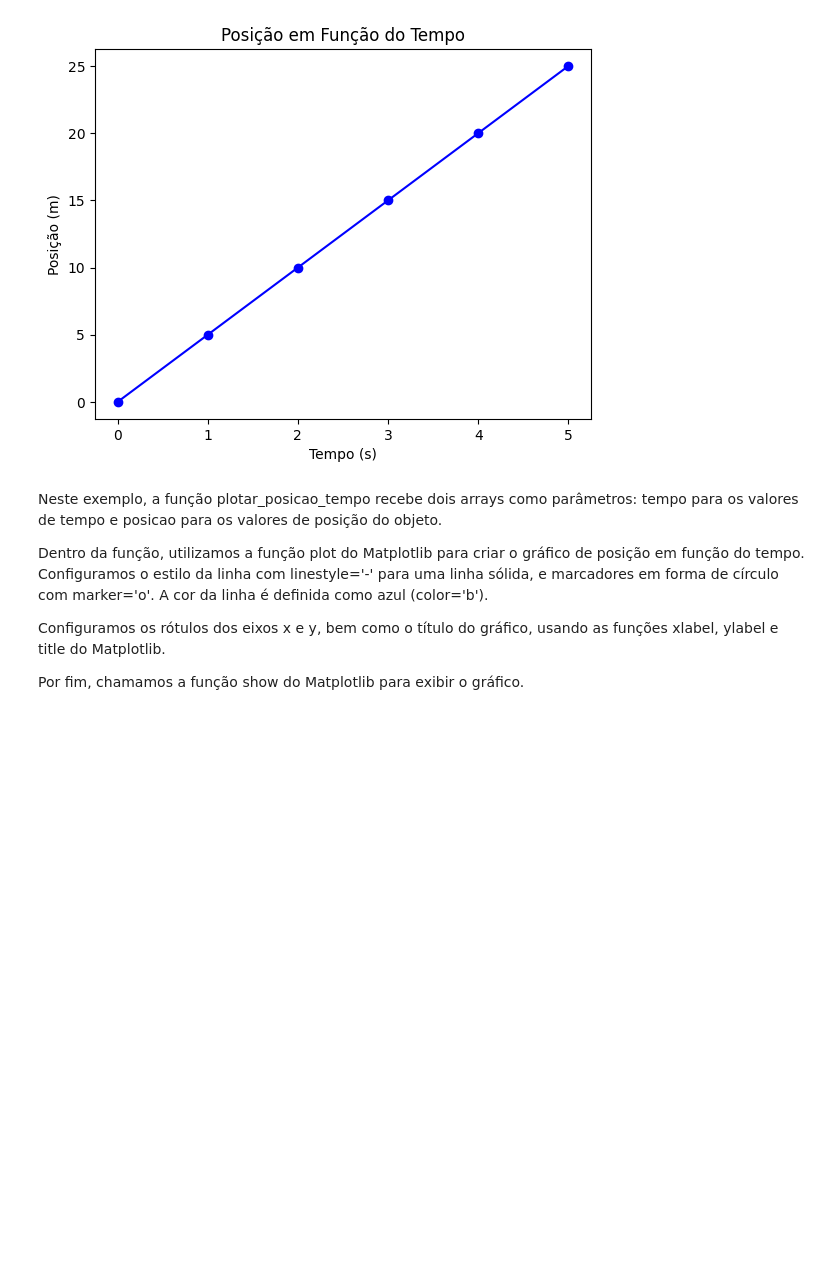
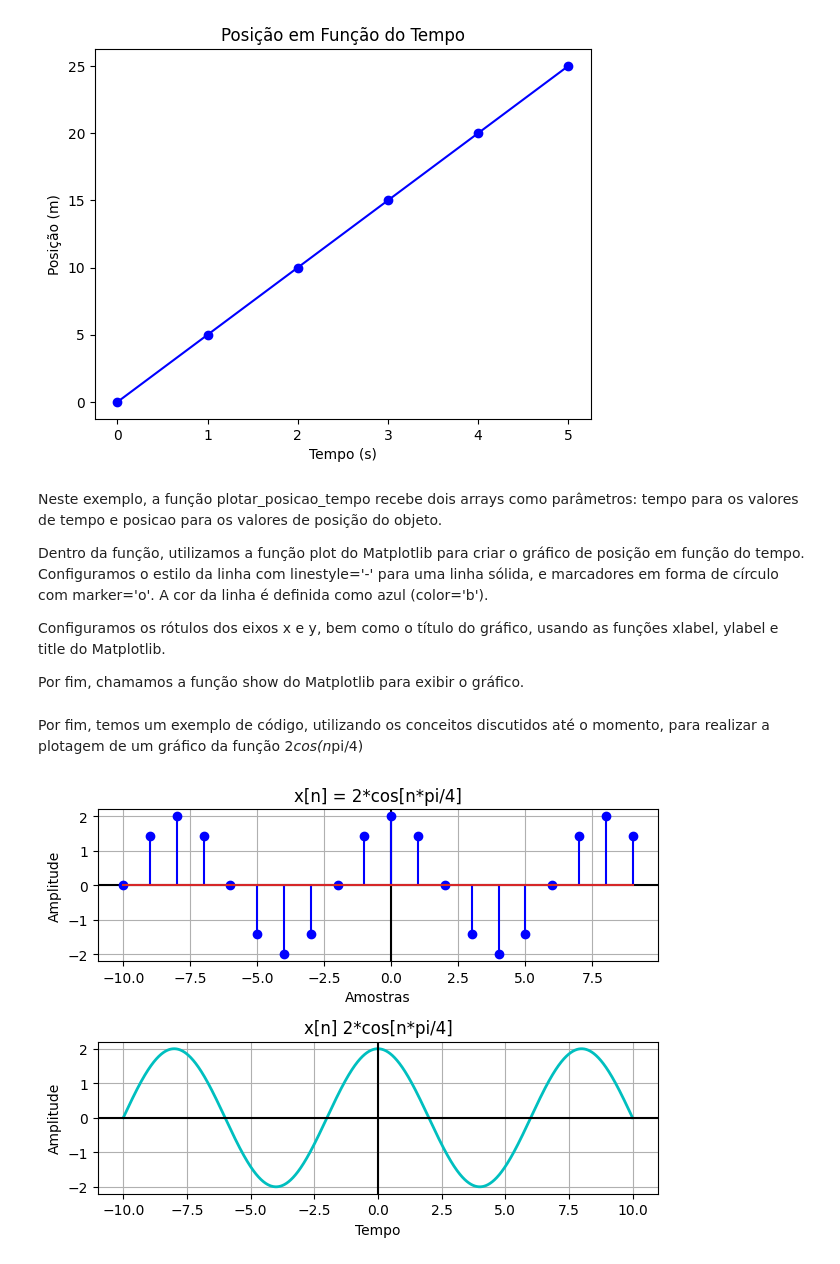
Before and after one commit to ualaci/IntroducaoAGraficosComPython, a Jupyter notebook: Aula 2.ipynb, the cells around one changed output. Drawn from its saved outputs; the diff is of its cells as text; code cells hidden in the pictures; blank space fills up the shorter version.

```diff
--- a/Aula 2.ipynb
+++ b/Aula 2.ipynb
@@ -154,3 +154,41 @@ Dentro da função, utilizamos a função plot do Matplotlib para criar o gráfi
 Configuramos os rótulos dos eixos x e y, bem como o título do gráfico, usando as funções xlabel, ylabel e title do Matplotlib.
 
 Por fim, chamamos a função show do Matplotlib para exibir o gráfico.
+# %% [markdown]
+Por fim, temos um exemplo de código, utilizando os conceitos discutidos até o momento, para realizar a plotagem de um gráfico da função 2*cos(n*pi/4)
+# %%
+import numpy as np
+from numpy import pi
+import matplotlib.pyplot as plt
+
+
+def plotaSinal(yD,yC,n,t):
+    #criando os gráficos
+    fig, ax = plt.subplots(2,1)
+    ax[0].axhline(y=0, color='k')
+    ax[0].axvline(x=0, color='k')
+    ax[0].stem(n, yD, linefmt='b-',use_line_collection=True)
+    ax[0].set_xlabel("Amostras")
+    ax[0].set_ylabel("Amplitude")
+    ax[0].grid(True)
+    ax[0].set_title('x[n] = 2*cos[n*pi/4]')
+    ax[1].plot(t, yC, 'c-', linewidth=2)
+    ax[1].axhline(y=0, color='k')
+    ax[1].axvline(x=0, color='k')
+    ax[1].set_xlabel("Tempo")
+    ax[1].set_ylabel("Amplitude")
+    ax[1].grid(True)
+    ax[1].set_title('x[n] 2*cos[n*pi/4]')
+    fig.tight_layout()
+    plt.show()
+
+def main():
+    n = np.arange(-10,10)
+    t = np.arange(-10, 10, 0.001)
+    sinalDiscreto = 2*np.cos((pi/4)*n)
+    sinalContinuo = 2*np.cos((pi/4)*t)
+    plotaSinal(sinalDiscreto, sinalContinuo, n, t)
+
+main()
+# %% [output]
+[figure, added]
```
Also changed, not shown: parts of 2 cells of this notebook.
